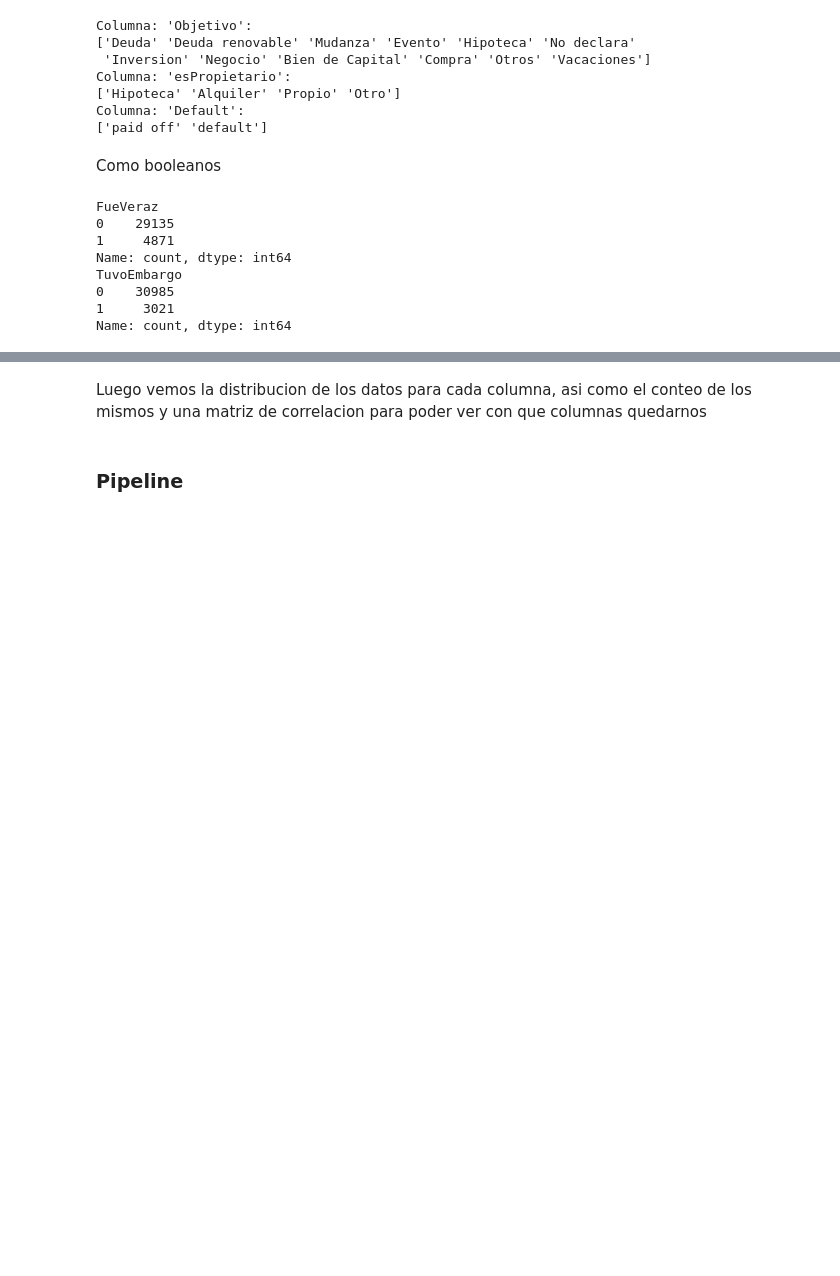
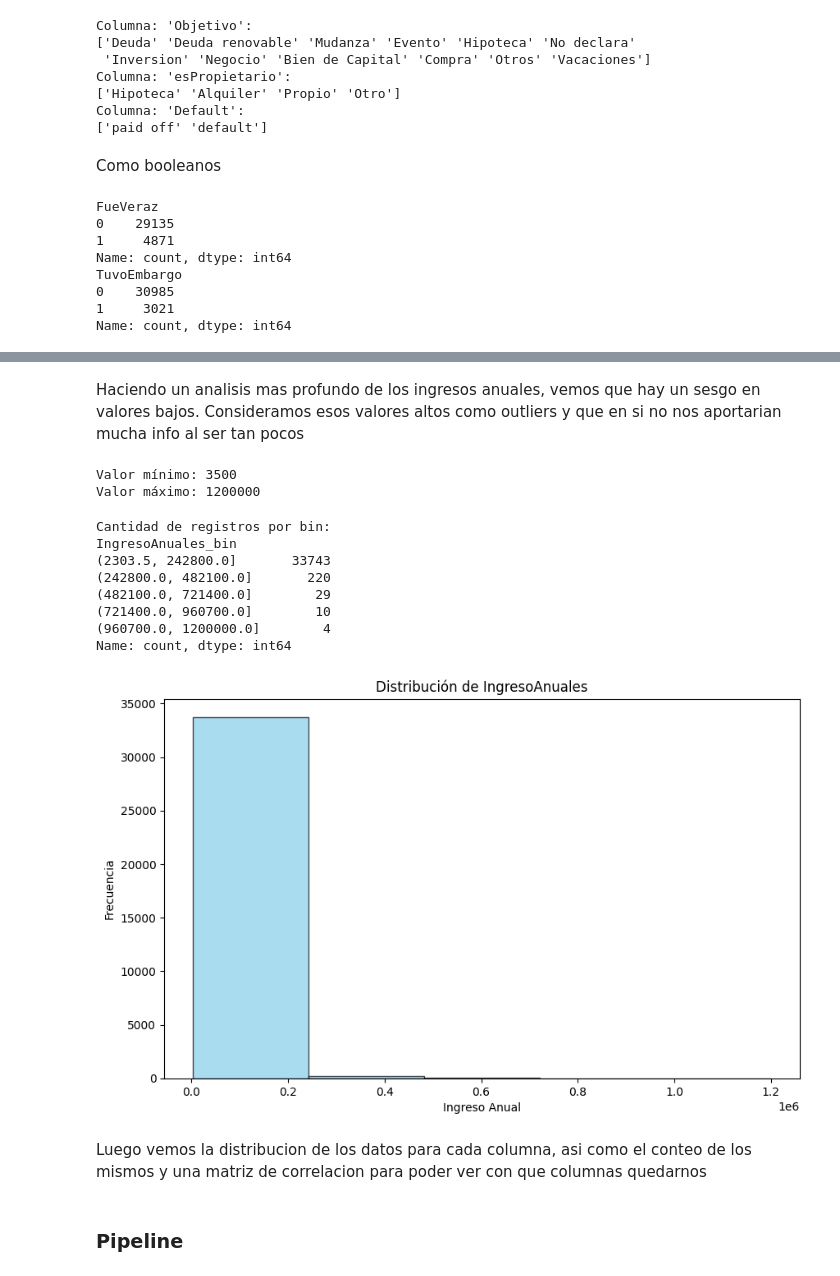
Before and after one commit to SantiCaste/Clasificador-Prestamos, a Jupyter notebook: TP_EntregablePrestamos.ipynb, the cells around one changed output, grey strips where cells are left out. Saved outputs shown, nothing was run; the diff lists cells and outputs as text; code cells hidden in the pictures; blank space fills up the shorter version.

Commit message:
Agrego analisis de IngresoAnuales

```diff
--- a/TP_EntregablePrestamos.ipynb
+++ b/TP_EntregablePrestamos.ipynb
@@ -154,3 +174,41 @@ Name: count, dtype: int64
+# %% [markdown]
+Haciendo un analisis mas profundo de los ingresos anuales, vemos que hay un sesgo en valores bajos. Consideramos esos valores altos como outliers y que en si no nos aportarian mucha info al ser tan pocos
+# %%
+min_val = df['IngresoAnuales'].min()
+max_val = df['IngresoAnuales'].max()
+
+print(f"Valor mínimo: {min_val}")
+print(f"Valor máximo: {max_val}")
+# %% [output]
+Valor mínimo: 3500
+Valor máximo: 1200000
+# %%
+bins = 5
+df['IngresoAnuales_bin'] = pd.cut(df['IngresoAnuales'], bins=bins)
+
+bin_counts = df['IngresoAnuales_bin'].value_counts().sort_index()
+
+print("Cantidad de registros por bin:")
+print(bin_counts)
+
+plt.figure(figsize=(10, 6))
+plt.hist(df['IngresoAnuales'], bins=bins, color='skyblue', edgecolor='black', alpha=0.7)
+
+plt.title('Distribución de IngresoAnuales')
+plt.xlabel('Ingreso Anual')
+plt.ylabel('Frecuencia')
+
+plt.show()
+# %% [output]
+Cantidad de registros por bin:
+IngresoAnuales_bin
+(2303.5, 242800.0]       33743
+(242800.0, 482100.0]       220
+(482100.0, 721400.0]        29
+(721400.0, 960700.0]        10
+(960700.0, 1200000.0]        4
+Name: count, dtype: int64
+[figure, added]
 # %% [markdown]
 Luego vemos la distribucion de los datos para cada columna, asi como el conteo de los mismos y una matriz de correlacion para poder ver con que columnas quedarnos
 # %%
```
Also changed, not shown: parts of 5 cells of this notebook.
